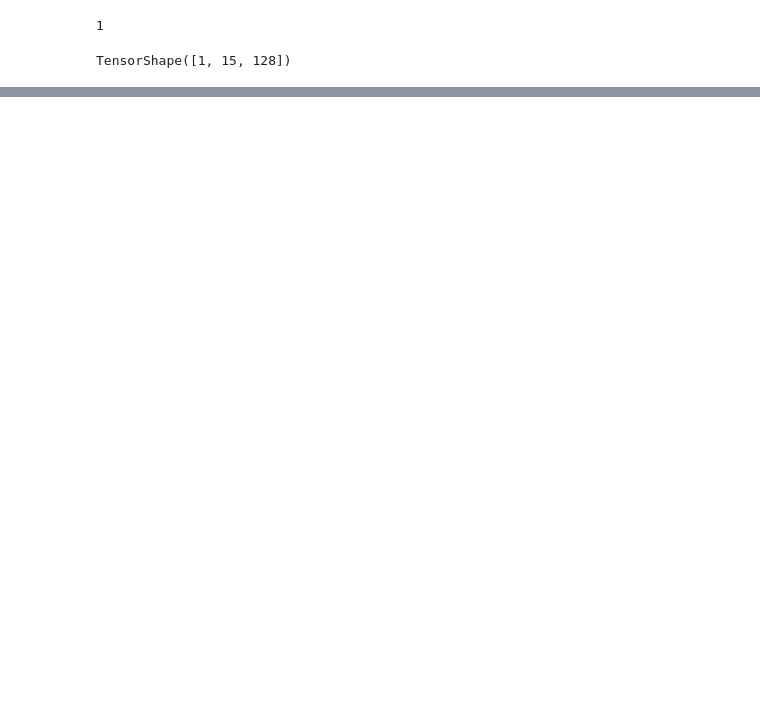
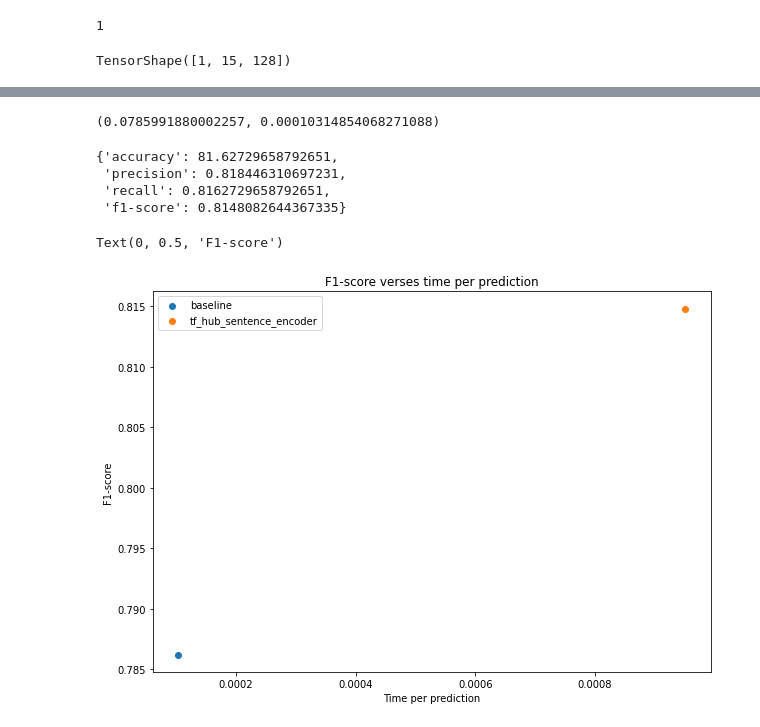
Before and after one commit to ThejakaSEP/Tensorflow_Certification, a Jupyter notebook: 06_NLP_with_TF.ipynb, the cells around one changed output, grey strips where cells are left out. Saved outputs shown, nothing was run; the diff lists cells and outputs as text; code cells hidden in the pictures; blank space fills up the shorter version.

```diff
--- a/06_NLP_with_TF.ipynb
+++ b/06_NLP_with_TF.ipynb
@@ -299,0 +1519,14 @@ array([[5313, 6031,  777,  232,  338,   10, 3154,    1,    1,    1,    1,
+# %%
+# Let's make a function to measure the time of prediction
+import time
+def pred_timer(model,samples):
+  start_time = time.perf_counter()
+  model.predict(samples)
+  end_time = time.perf_counter()
+  total_time = end_time - start_time
+  time_per_pred = total_time/len(samples)
+  return total_time, time_per_pred
+# %%
+# Calculate TF Hub Sentence Encoder time per pred
+model_6_total_pred_time, model_6_time_per_pred = pred_timer(model_6_pretrained,val_sentences)
+model_6_total_pred_time, model_6_time_per_pred
@@ -299,0 +1536,27 @@ array([[5313, 6031,  777,  232,  338,   10, 3154,    1,    1,    1,    1,
+# %%
+# Calculate our baseline model times per pred
+baseline_total_pred_time, baseline_times_per_pred = pred_timer(model_0,val_sentences)
+baseline_total_pred_time, baseline_times_per_pred
+# %% [output]
+(0.0785991880002257, 0.00010314854068271088)
+# %%
+model_6_pretrained_results = calculate_results(val_labels,
+                                               model_6_pretrained_preds)
+model_6_pretrained_results
+# %% [output]
+{'accuracy': 81.62729658792651,
+ 'precision': 0.818446310697231,
+ 'recall': 0.8162729658792651,
+ 'f1-score': 0.8148082644367335}
+# %%
+import matplotlib.pyplot as plt
+plt.figure(figsize=(10,7))
+plt.scatter(baseline_times_per_pred,model_results['f1-score'],label='baseline')
+plt.scatter(model_6_time_per_pred,model_6_pretrained_results['f1-score'],label='tf_hub_sentence_encoder')
+plt.legend()
+plt.title('F1-score verses time per prediction')
+plt.xlabel('Time per prediction')
+plt.ylabel('F1-score')
+# %% [output]
+Text(0, 0.5, 'F1-score')
+[figure, added]
```
Also changed, not shown: parts of 138 cells of this notebook.
